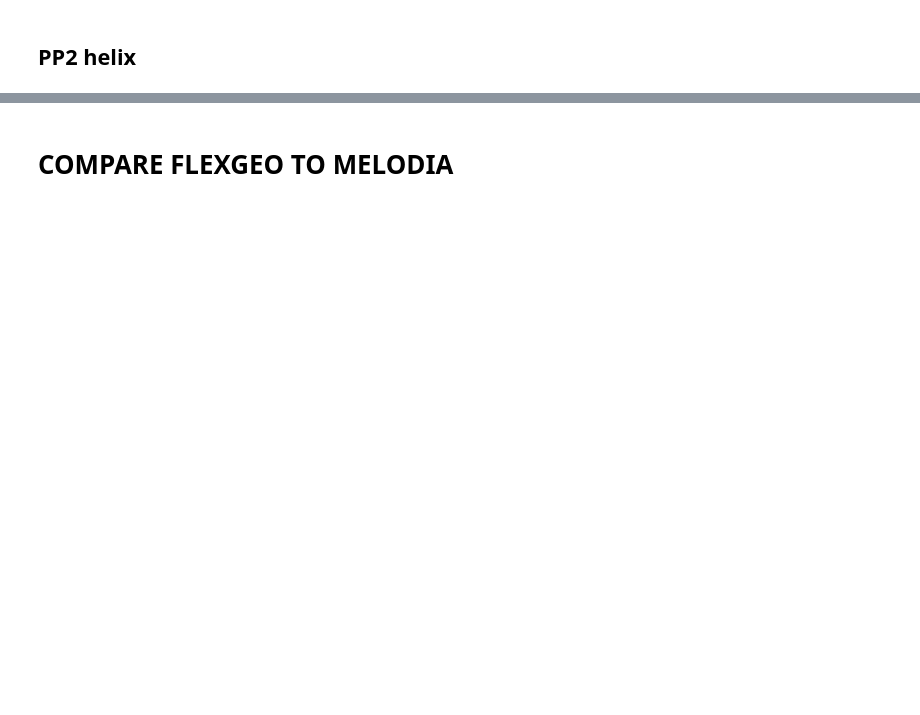
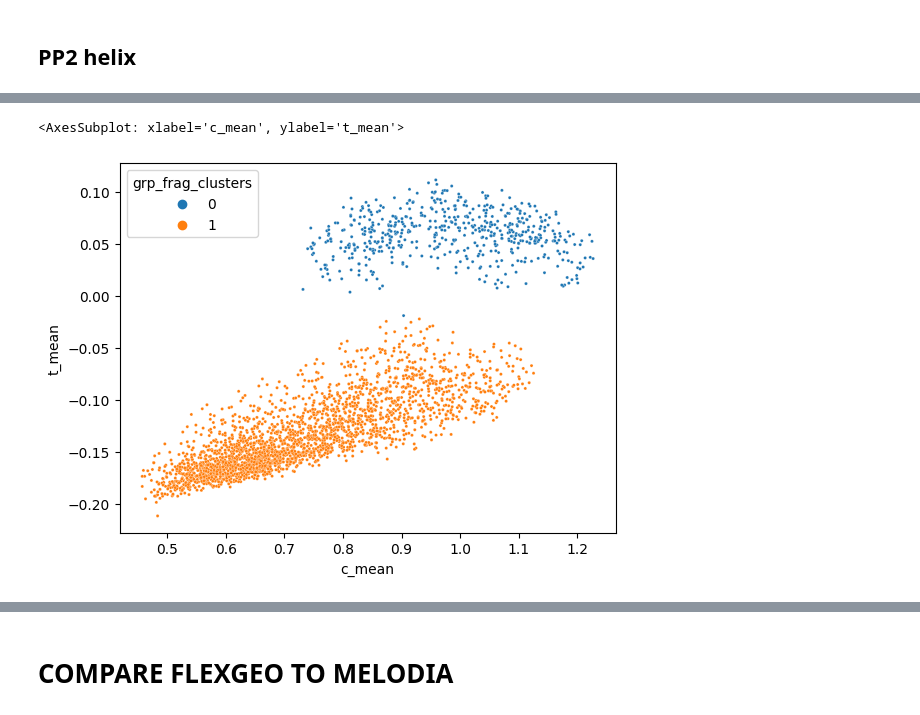
Before and after one commit to labstructbioinf/SSAxgeo, a Jupyter notebook: notebooks/SetCanonicalRegions.ipynb, the cells around one changed output, grey strips where cells are left out. Saved outputs shown, nothing was run; the diff lists cells and outputs as text; code cells hidden in the pictures; blank space fills up the shorter version.

```diff
--- a/notebooks/SetCanonicalRegions.ipynb
+++ b/notebooks/SetCanonicalRegions.ipynb
@@ -451,0 +567,5 @@ core_df.loc[core_df["grp_frag_clusters"] == 3][["pdbid", "c_mean", "t_mean", "ss
+# %%
+sns.scatterplot(data=df_1_2_pp2.loc[~ (df_1_2_pp2["grp_frag_clusters"] == -1)], x='c_mean', y='t_mean', hue='grp_frag_clusters', s=5)#df_1_2
+# %% [output]
+<AxesSubplot: xlabel='c_mean', ylabel='t_mean'>
+[figure, added]
```
Also changed, not shown: parts of 26 cells of this notebook.
